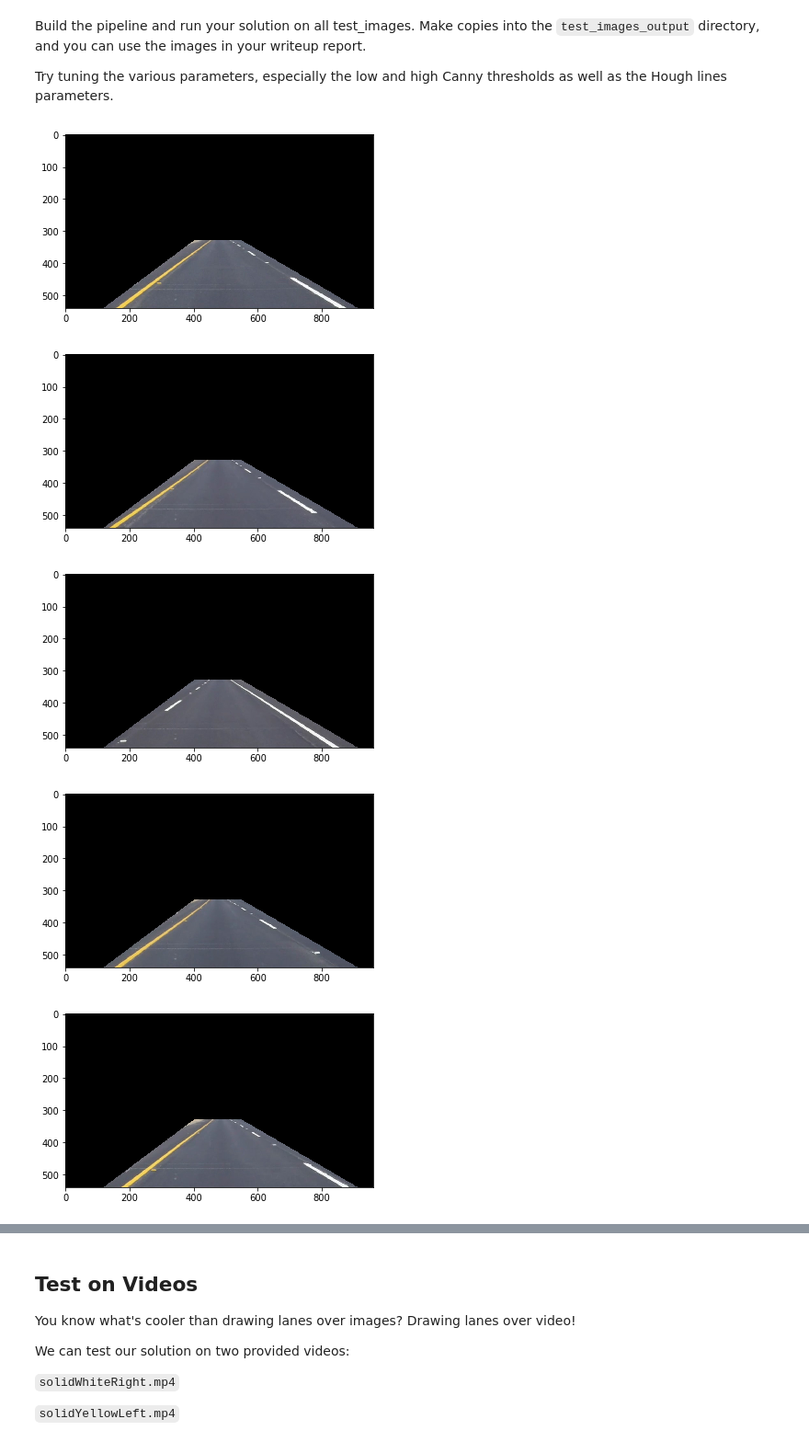
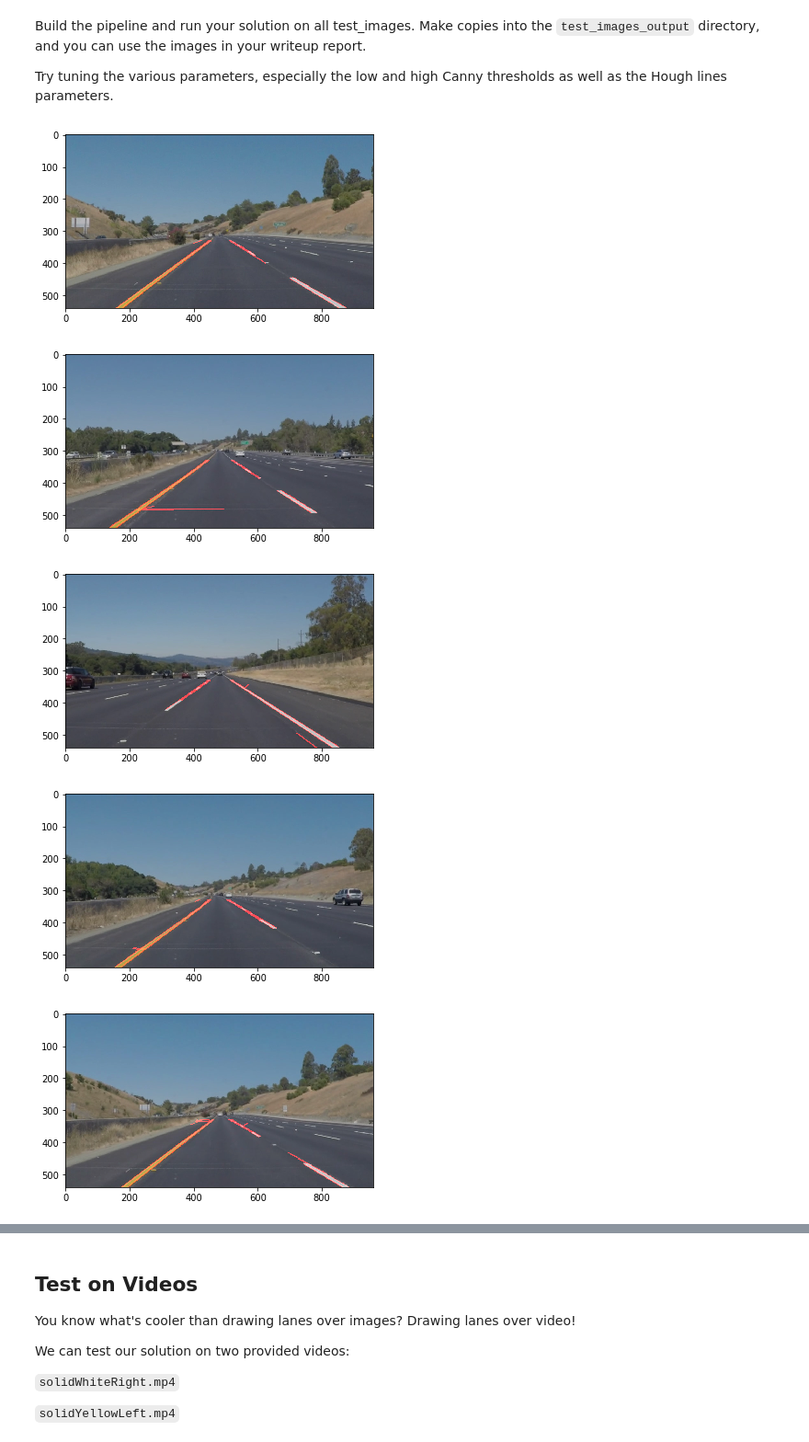
Before and after one commit to smoort-portfolio/CarND-LaneLines-P1, a Jupyter notebook: P1.ipynb, the cells around one changed output, grey strips where cells are left out. Shown: that part at 92% size. Cells and saved outputs as stored; diff of their text form; code cells hidden in the pictures.

```diff
--- a/P1.ipynb
+++ b/P1.ipynb
@@ -185,39 +196,39 @@ Try tuning the various parameters, especially the low and high Canny thresholds
 # %%
 # TODO: Build your pipeline that will draw lane lines on the test_images
 # then save them to the test_images_output directory.
 
 canny_low_threshold = 20
 canny_high_threshold = 80
 
 blur_kernel_size = 5
 
 hough_rho = 1
 hough_theta = np.pi/180
 hough_threshold = 20
 hough_min_line_length = 50
 hough_max_line_gap = 30
 
-roi_left_top = [400, 330]
+roi_left_top = [410, 330]
 roi_right_top = [550, 330]
 roi_right_bottom = [910, 539]
-roi_left_bottom = [120, 539]
+roi_left_bottom = [130, 539]
 
 vertices = np.array([roi_left_bottom,roi_left_top,roi_right_top,roi_right_bottom], np.int32)
 
 for image_file in os.listdir("test_images/"):
     image = mpimg.imread("test_images/"+image_file)
     gray_image = grayscale(image)
     gray_blur_image = gaussian_blur(gray_image,blur_kernel_size)
     canny_image = canny(gray_blur_image, canny_low_threshold, canny_high_threshold)
-    lines = hough_lines(canny_image, hough_rho, hough_theta, hough_threshold,
+    line_image = hough_lines(canny_image, hough_rho, hough_theta, hough_threshold,
                         hough_min_line_length, hough_max_line_gap)
-
-    roi_image = region_of_interest(image, vertices)
-    plt.imshow(roi_image)
+    roi_image = region_of_interest(line_image, vertices)
+    marked_image = weighted_img(roi_image, image, α=0.8, β=1., γ=0.)
+    plt.imshow(marked_image)
     plt.show()
 # %% [output]
-[figure, old version]
+[figure, new version]
-[figure, old version]
+[figure, new version]
-[figure, old version]
+[figure, new version]
-[figure, old version]
+[figure, new version]
-[figure, old version]
+[figure, new version]
```
Also changed, not shown: parts of 3 cells of this notebook.
